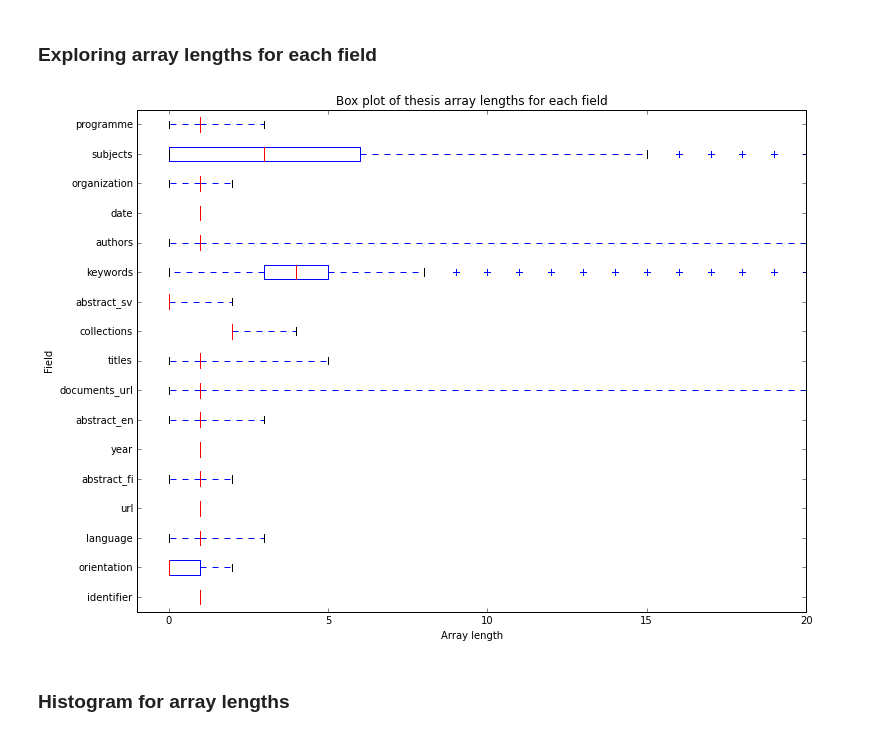
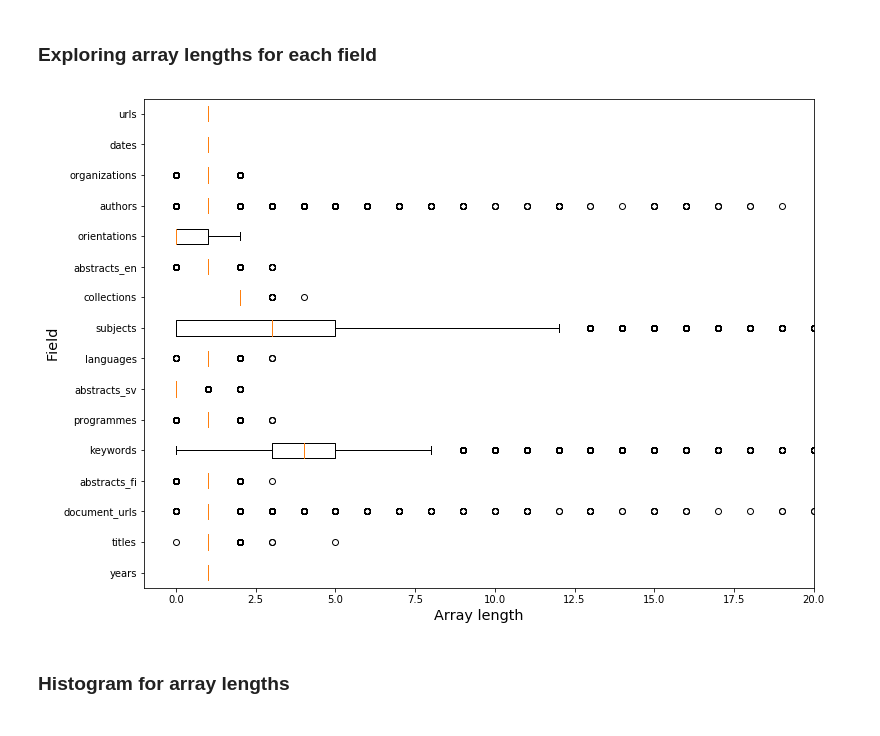
Before and after one commit to arimbr/theseus, a Jupyter notebook: explore/Exploratory data analysis.ipynb, the cells around one changed output. Drawn from its saved outputs; the diff is of its cells as text; code cells hidden in the pictures.

```diff
--- a/explore/Exploratory data analysis.ipynb
+++ b/explore/Exploratory data analysis.ipynb
@@ -8,10 +8,11 @@ The thesis data can be loaded into MongoDB from a file with a JSON string per li
 ### Establish a connection to the MongoClient, database and collection:
 # %%
 import pymongo
+import pandas as pd
 
 client = pymongo.MongoClient()
 db = client['theseus']
-theses = db['thesis']
+theses = db['theses']
 # %% [markdown]
 ### Data format
 # %% [markdown]
@@ -40,5 +41,7 @@ thesis
 # %%
 field_types = map(lambda (k, v): (k, type(v)), thesis.iteritems())
 array_fields = map(lambda (k, v): k, filter(lambda (k, v): v == list, field_types))
+array_fields.remove('topics')
+list_fields = ['topics', 'years', 'document_urls', 'keywords', 'programmes', 'languages', 'subjects', 'collections', 'orientations', 'authors', 'organizations', 'urls']
 field_types
 # %% [output]
@@ -118,2 +151,8 @@ def get_array_sizes_pipeline(key):
 # %%
-# for field in array_fields: print field, list(theses.aggregate(pipeline=get_array_sizes_histogram_pipeline(field)))
+distincts = []
+for field in list_fields:
+    print("Computing for {}".format(field))
+    distinct = len(list(theses.aggregate(get_count_unwind_pipeline(field))))
+    distincts.append({"field": field, "distinct": distinct})
+
+distincts_df = pd.DataFrame(distincts)
@@ -125,22 +193,22 @@ import matplotlib.pyplot as plt
 # %%
 fig = plt.figure(figsize=[12,9])
 ax = plt.axes()
 
 data = []
 for field in array_fields:
     l = list(theses.aggregate(pipeline=get_array_sizes_pipeline(field)))
     sizes = map(lambda x: x['array_size'], l)
     data.append(sizes)
 
 ax.set_yticklabels(array_fields)
 ax.set_xlim([-1,20])
 plt.boxplot(data, vert=False, labels=array_fields)
-plt.title("Box plot of thesis array lengths for each field")
-plt.xlabel("Array length")
-plt.ylabel("Field")
+#plt.title("Box plot of thesis array lengths for each field")
+plt.xlabel("Array length",  fontsize="x-large")
+plt.ylabel("Field",  fontsize="x-large")
 plt.show()
 # %% [output]
-[figure, old version]
+[figure, new version]
 # %% [markdown]
 ### Histogram for array lengths
 # %%
```
Also changed, not shown: parts of 26 cells of this notebook, 7 other files.
